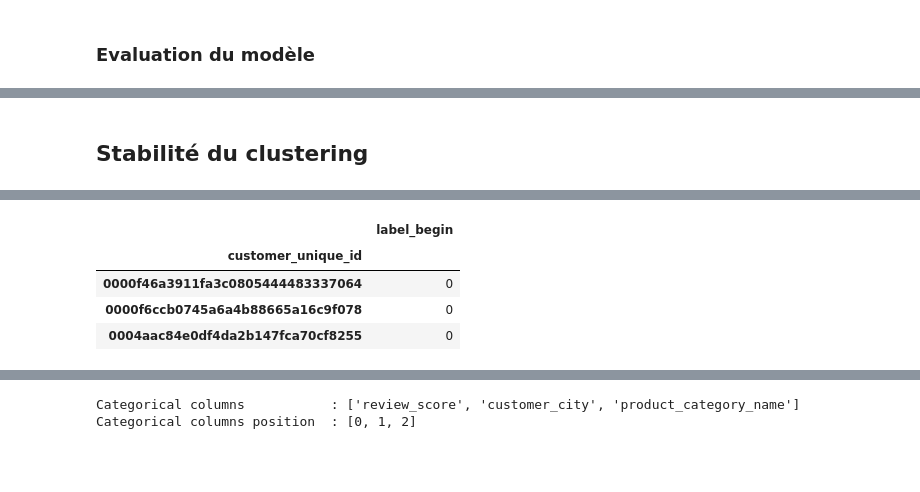
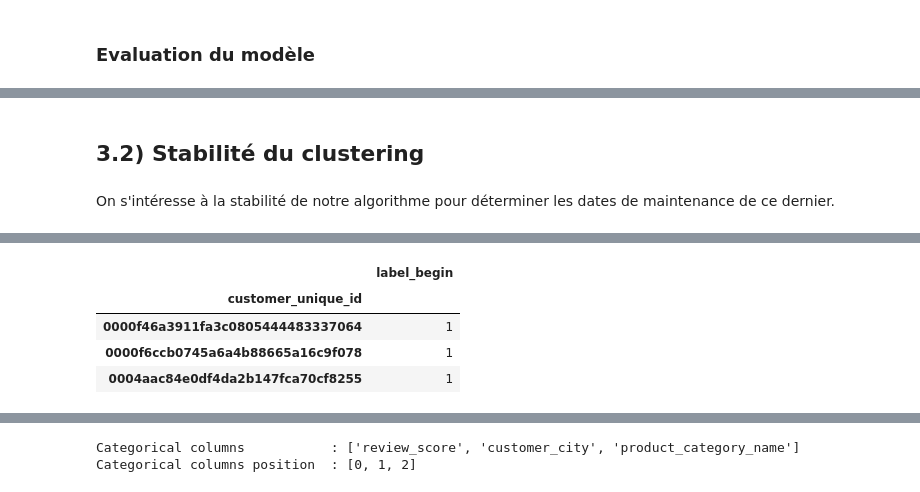
Before and after one commit to Sylvariane/segmentez_les_clients, a Jupyter notebook: POlist_02_notebookessais.ipynb, the cells around one changed output, grey strips where cells are left out. Drawn from its saved outputs; the diff is of its cells as text; code cells hidden in the pictures; blank space fills up the shorter version.

```diff
--- a/POlist_02_notebookessais.ipynb
+++ b/POlist_02_notebookessais.ipynb
@@ -357,5 +360,7 @@ intercluster_distance(KMeans(5, random_state=42), customers_transform);
 # %% [markdown]
-## Stabilité du clustering
+## 3.2) Stabilité du clustering
+# %% [markdown]
+On s'intéresse à la stabilité de notre algorithme pour déterminer les dates de maintenance de ce dernier.
 # %%
 data_stability = pd.DataFrame()
 data_stability["Recency"] = np.log1p(data["Recency"])
@@ -367,7 +372,8 @@ data_stability["distance_customer_seller"] =  np.log1p(data["distance_customer_s
 data_test_180d = data_stability.loc[data["Recency"] < 180]
 # %%
 customers_stability = customers.drop(index=data_test_180d.index)
-customers_stability["Recency"] = customers_stability["Recency"].values - np.log1p(180)
+customers_stability["Recency"] = customers_stability["Recency"].values \
+                               - np.log1p(180)
 # %%
 customers_stability.head()
 # %% [output]
@@ -383,12 +389,13 @@ customers_test_stab = scaler.transform(customers_stability)
 customers_test_stab = pca.transform(customers_test_stab)
 label1 = model.predict(customers_test_stab)
 # %%
-stability = pd.DataFrame({"label_begin" : label1}, index=customers_stability.index)
+stability = pd.DataFrame({"label_begin" : label1},
+                         index=customers_stability.index)
 stability.head(3)
 # %% [output]
 |  | label_begin |
 | customer_unique_id |  |
-| 0000f46a3911fa3c0805444483337064 | 0 |
-| 0000f6ccb0745a6a4b88665a16c9f078 | 0 |
-| 0004aac84e0df4da2b147fca70cf8255 | 0 |
+| 0000f46a3911fa3c0805444483337064 | 1 |
+| 0000f6ccb0745a6a4b88665a16c9f078 | 1 |
+| 0004aac84e0df4da2b147fca70cf8255 | 1 |
 # %%
```
Also changed, not shown: parts of 87 cells of this notebook.
